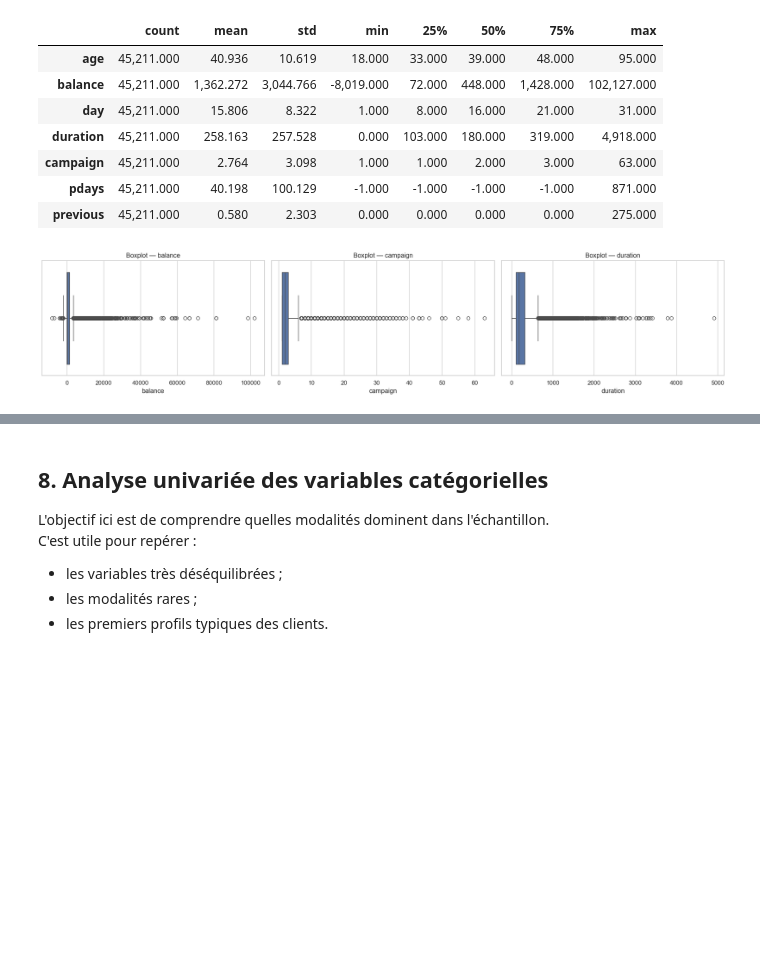
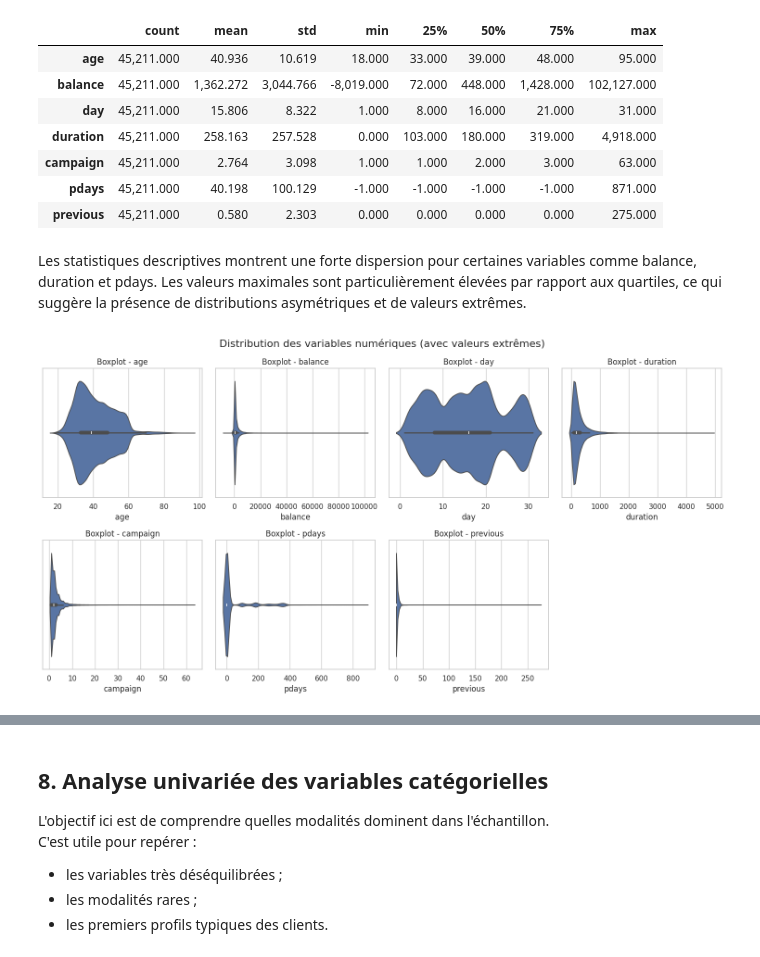
Before and after one commit to yvannerosane/Projet1, a Jupyter notebook: notebook_final.ipynb, the cells around one changed output, grey strips where cells are left out. Cells and saved outputs as stored; diff of their text form; code cells hidden in the pictures; blank space fills up the shorter version.

Commit message:
Update section 7 analyse variables numeriques

```diff
--- a/notebook_final.ipynb
+++ b/notebook_final.ipynb
@@ -86,10 +93,4 @@ Cette étape est indispensable car elle permet de répondre aux premières quest
 # %%
-from pathlib import Path
-csv_path = Path("bank-full.csv")
-if not csv_path.exists():
-    csv_path = Path("/mnt/data/bank-full.csv")
-
-data = pd.read_csv(csv_path, sep=";")
-print(f"Dimensions du dataset : {data.shape[0]:,} lignes × {data.shape[1]} colonnes")
+data = pd.read_csv("bank-full.csv", sep=";")
 display(data.head())
 # %% [output]
@@ -378,19 +378,26 @@ display(data[numeric_cols].describe().T)
 | campaign | 45,211.000 | 2.764 | 3.098 | 1.000 | 1.000 | 2.000 | 3.000 | 63.000 |
 | pdays | 45,211.000 | 40.198 | 100.129 | -1.000 | -1.000 | -1.000 | -1.000 | 871.000 |
 | previous | 45,211.000 | 0.580 | 2.303 | 0.000 | 0.000 | 0.000 | 0.000 | 275.000 |
+# %% [markdown]
+Les statistiques descriptives montrent une forte dispersion pour certaines variables comme balance, duration et pdays. Les valeurs maximales sont particulièrement élevées par rapport aux quartiles, ce qui suggère la présence de distributions asymétriques et de valeurs extrêmes.
 # %%
-fig, axes = plt.subplots(1, 3, figsize=(18, 4))
+# Sélection des variables numériques
+num_cols = data.select_dtypes(include=['int64','float64']).columns
 
-sns.boxplot(data=data, x="balance", ax=axes[0])
-axes[0].set_title("Boxplot — balance")
+# Nombre de variables
+n = len(num_cols)
 
-sns.boxplot(data=data, x="campaign", ax=axes[1])
-axes[1].set_title("Boxplot — campaign")
+# Création de la figure
+plt.figure(figsize=(15, 8))
 
-sns.boxplot(data=data, x="duration", ax=axes[2])
-axes[2].set_title("Boxplot — duration")
+# Boucle pour tracer chaque boxplot
+for i, col in enumerate(num_cols):
+    plt.subplot(2, 4, i+1)
+    sns.violinplot(x=data[col])
+    plt.title(f"Boxplot - {col}")
 
+plt.suptitle("Distribution des variables numériques (avec valeurs extrêmes)", fontsize=16)
 plt.tight_layout()
 plt.show()
 # %% [output]
-[figure, old version]
+[figure, new version]
```
Also changed, not shown: parts of 37 cells of this notebook.
